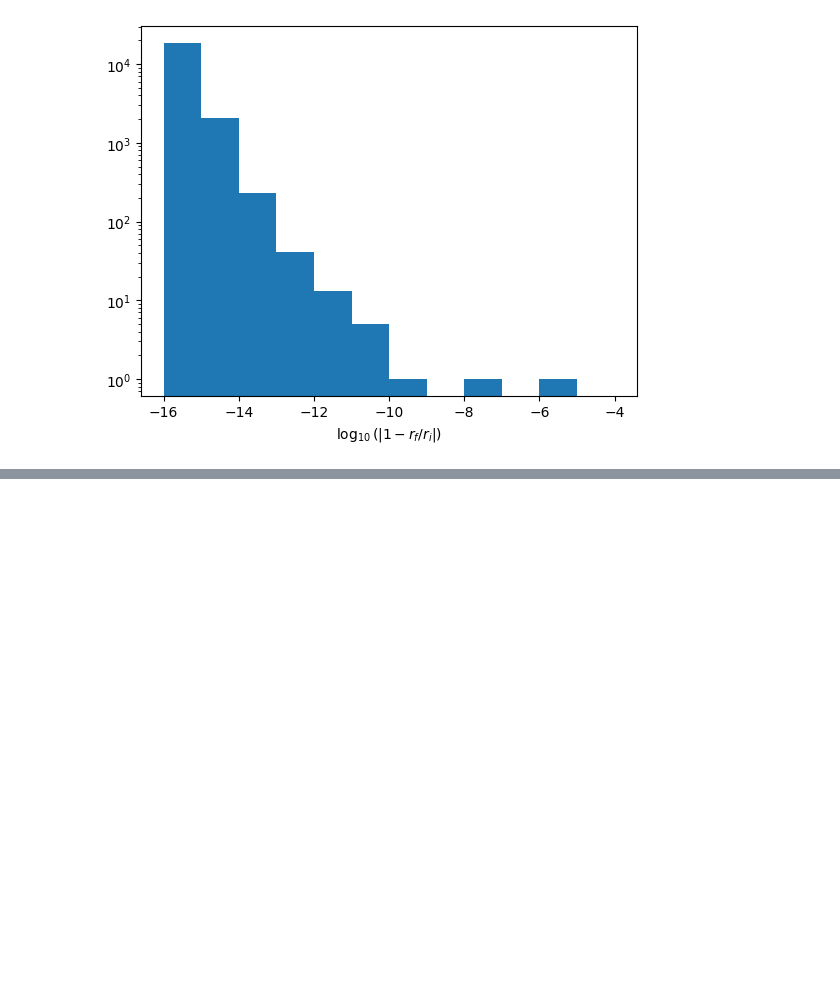
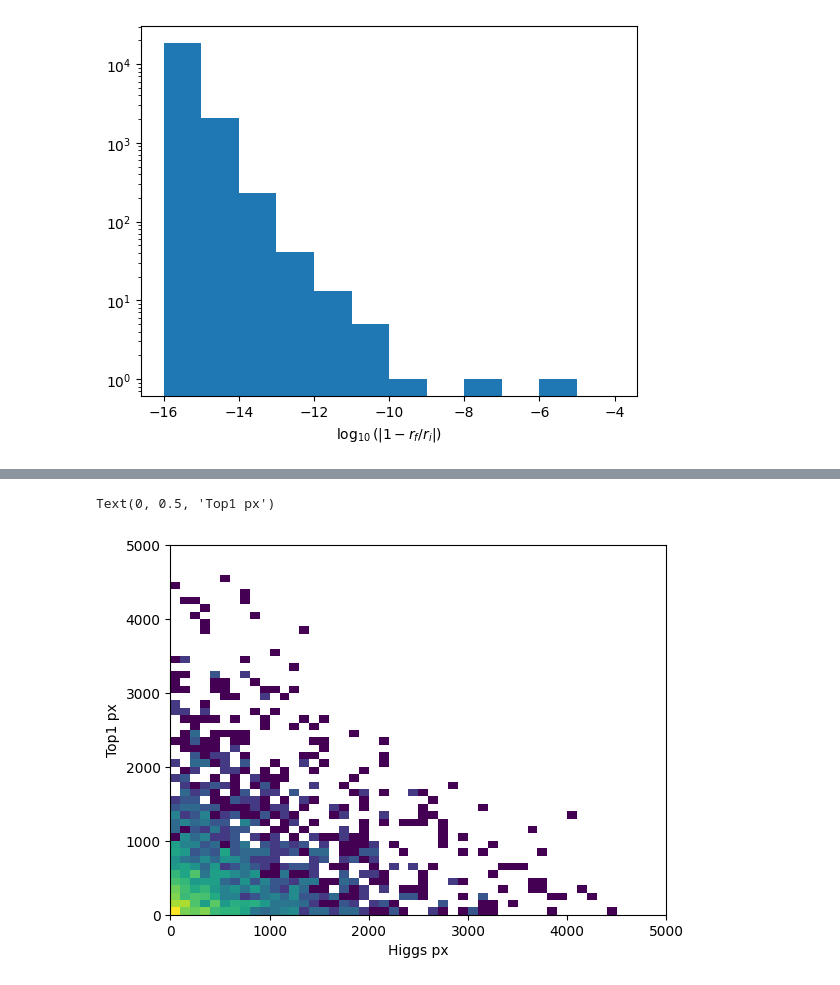
Before and after one commit to valsdav/MEMFlow, a Jupyter notebook: src/memflow/phasespace/RamboTest.ipynb, the cells around one changed output, grey strips where cells are left out. Cells and saved outputs as stored; diff of their text form; code cells hidden in the pictures; blank space fills up the shorter version.

```diff
--- a/src/memflow/phasespace/RamboTest.ipynb
+++ b/src/memflow/phasespace/RamboTest.ipynb
@@ -338,0 +411,11 @@ Text(0.5, 0, '$\\log_{10}(|1- r_f/r_i|)$')
+# %%
+plt.hist2d(p_lab[:, 2, 1].numpy(),
+           p_lab[:, 3, 1].numpy(),
+          bins=(50, 50),
+           range=((0., 5000.),(0., 5000.)),
+          norm=colors.LogNorm())
+plt.xlabel("Higgs px")
+plt.ylabel("Top1 px")
+# %% [output]
+Text(0, 0.5, 'Top1 px')
+[figure, added]
```
Also changed, not shown: parts of 44 cells of this notebook, 5 other files.
